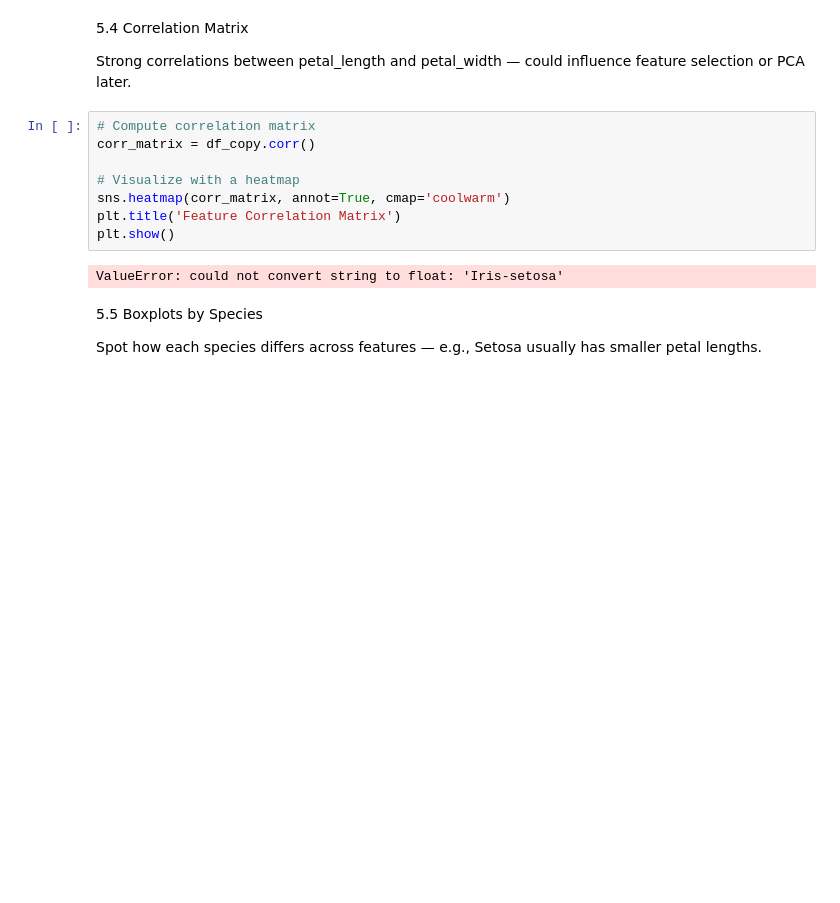
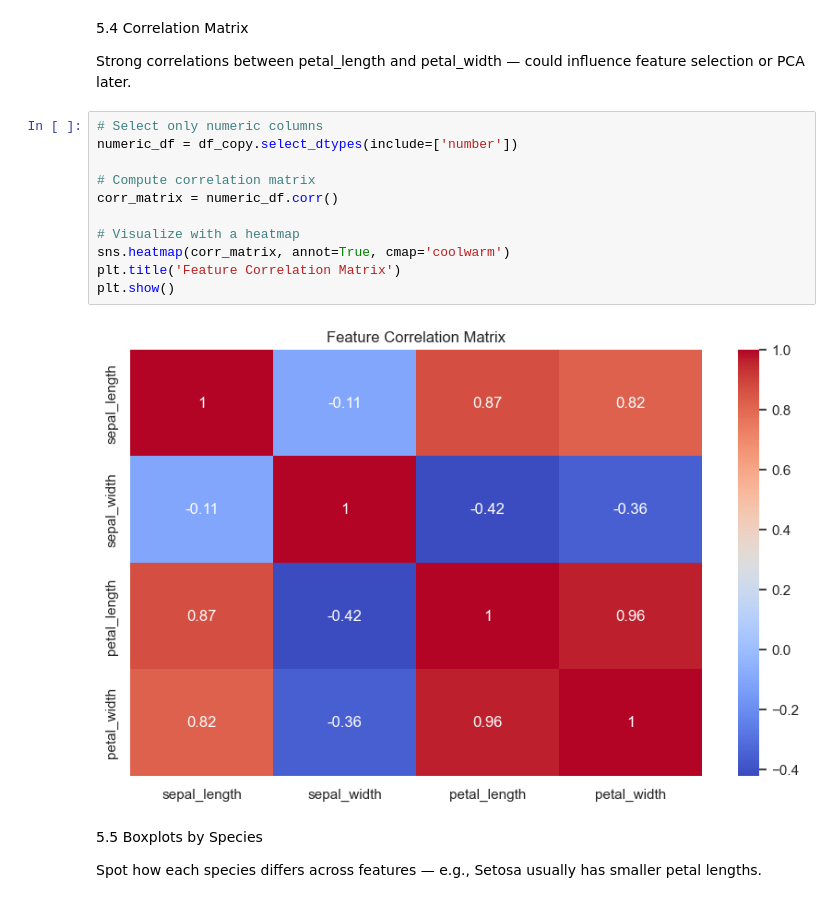
Before and after one commit to NoziphoNdebele/2025_Data_Science_Projects, a Jupyter notebook: IRIS_FLOWER_CLASSIFICATION/IRIS_FLOWER_CLASSIFICATION.ipynb, the cells around one changed output. Cells and saved outputs as stored; diff of their text form; blank space fills up the shorter version.

Commit message:
corrected error on corr matrix

```diff
--- a/IRIS_FLOWER_CLASSIFICATION/IRIS_FLOWER_CLASSIFICATION.ipynb
+++ b/IRIS_FLOWER_CLASSIFICATION/IRIS_FLOWER_CLASSIFICATION.ipynb
@@ -372,15 +372,18 @@ plt.show()
 
 Strong correlations between petal_length and petal_width — could influence feature selection or PCA later.
 # %%
+# Select only numeric columns
+numeric_df = df_copy.select_dtypes(include=['number'])
+
 # Compute correlation matrix
-corr_matrix = df_copy.corr()
+corr_matrix = numeric_df.corr()
 
 # Visualize with a heatmap
 sns.heatmap(corr_matrix, annot=True, cmap='coolwarm')
 plt.title('Feature Correlation Matrix')
 plt.show()
 # %% [output]
-ValueError: could not convert string to float: 'Iris-setosa'
+[figure, added]
 # %% [markdown]
 5.5 Boxplots by Species
 
```
